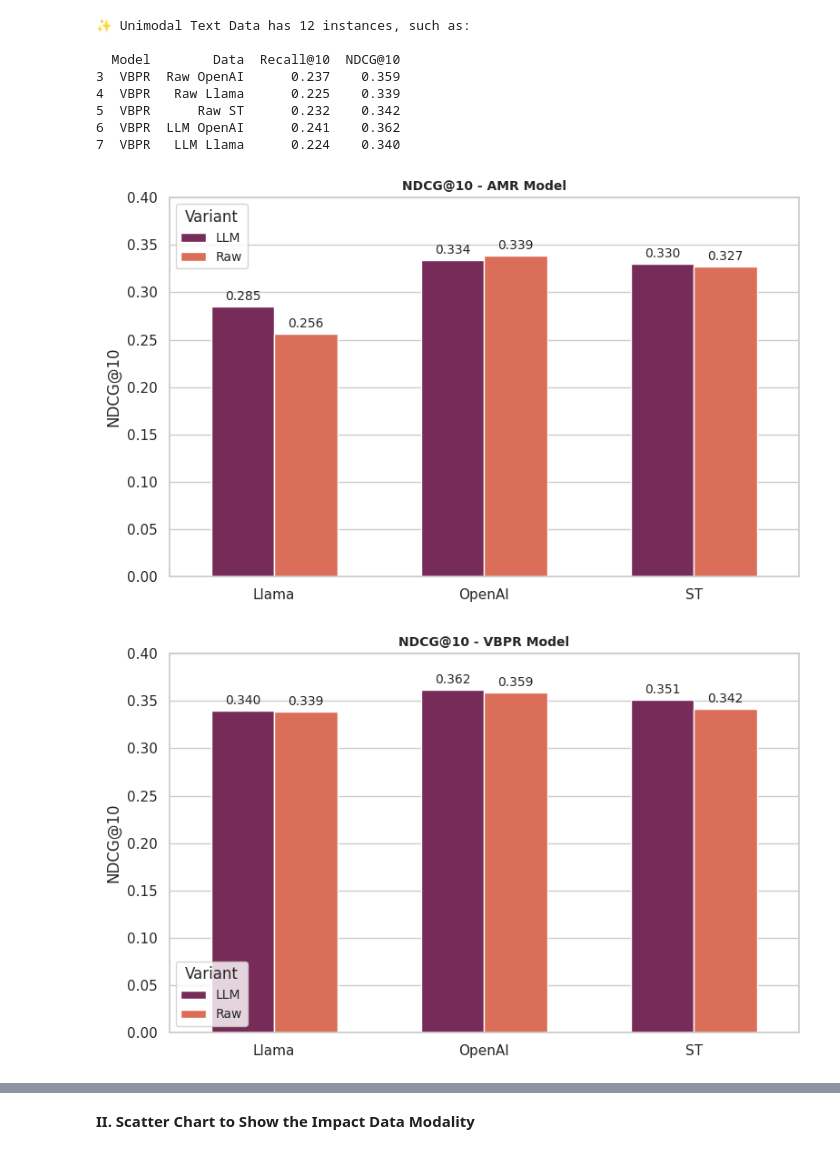
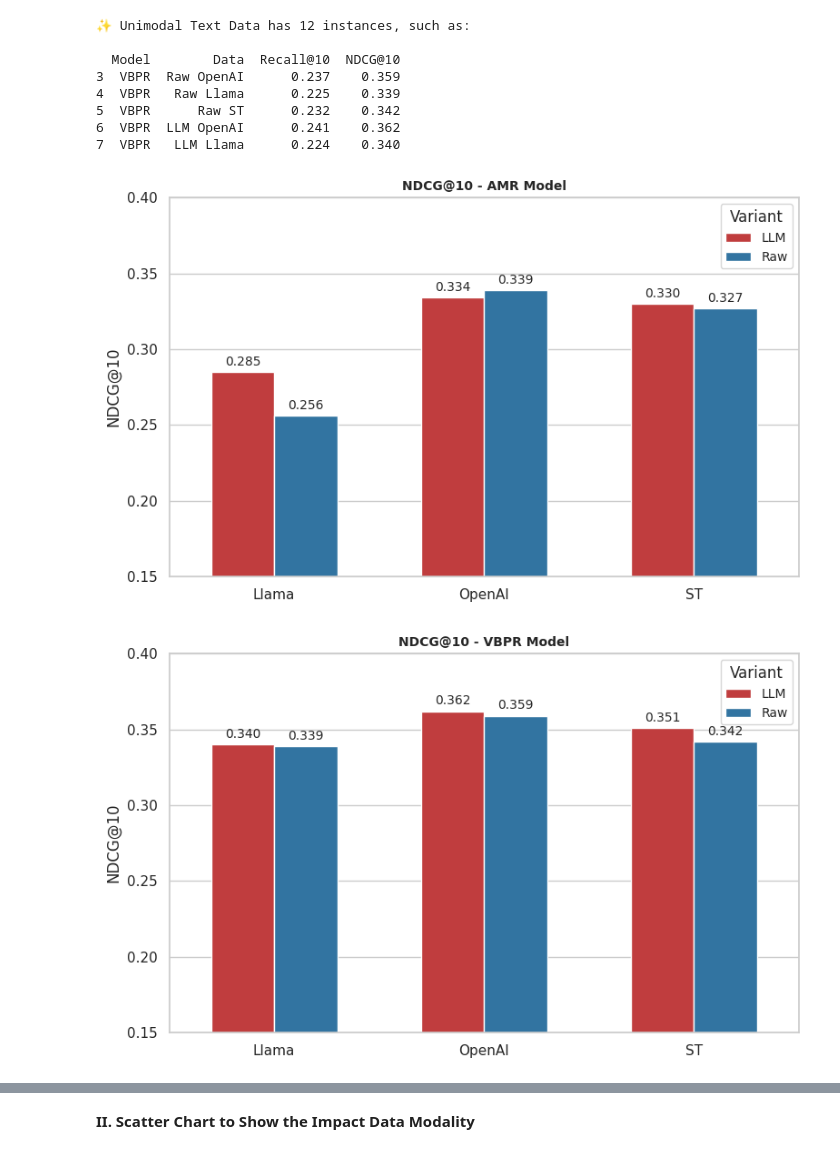
Before and after one commit to RecSys-lab/ViLLA-MMBench, a Jupyter notebook: visualization_of_results.ipynb, the cells around one changed output, grey strips where cells are left out. Saved outputs shown, nothing was run; the diff lists cells and outputs as text; code cells hidden in the pictures.

```diff
--- a/visualization_of_results.ipynb
+++ b/visualization_of_results.ipynb
@@ -56,7 +56,8 @@ import matplotlib.pyplot as plt
 
 # Seaborn theme
 sns.set(style="whitegrid")
-palette = sns.color_palette("rocket", n_colors=2)  # "pastel", "husl", etc.
+# palette = sns.color_palette("Spectral", n_colors=2)  # "pastel", "husl", "rocket", etc.
+palette = {'Raw': '#1f77b4', 'LLM': '#d62728'}
 
 # Extracting Source and Type for Raw and LLM Groupping
 textualDf_amr_ndcg[['Type', 'Source']] = textualDf_amr_ndcg['Data'].str.split(' ', expand=True)
@@ -83,34 +84,34 @@ charts = {
     'AMR-Recall': dfPlot_amr_recall,
     'VBPR-Recall': dfPlot_vbpr_recall
 }
 
 # Creating charts
 for chart in charts:
   # Variables
   model = chart.split('-')[0] # AMR/VBPR
   metric = chart.split('-')[1] # NDCG/Recall
   dfPlot = charts[chart]
   valueCol = f'{metric}@10'
-  range = 0.3 if metric == 'Recall' else 0.4
+  range = 0.26 if metric == 'Recall' else 0.4
 
   # Plotting
   plt.figure(figsize=(8, 5))
   ax = sns.barplot(data=dfPlot, x='Source', y=valueCol, hue='Type',
                    palette=palette, dodge=0.3, width=0.6)
 
   # Add value labels on top of bars
   for container in ax.containers:
     ax.bar_label(container, fmt='%.3f', label_type='edge', fontsize=10, padding=3)
 
   # Formatting
   plt.title(f'{metric}@10 - {model} Model', weight='bold', fontsize=10)
-  plt.ylim(0, range)
+  plt.ylim(0.15, range)
   plt.ylabel(valueCol)
   plt.xlabel('')
   plt.legend(title='Variant', title_fontsize=12, fontsize=10)
   plt.tight_layout()
   plt.savefig(f'Text_{chart}.pdf', dpi=300)
   plt.show()
 # %% [output]
-[figure, old version]
+[figure, new version]
-[figure, old version]
+[figure, new version]
```
Also changed, not shown: parts of 4 cells of this notebook.
